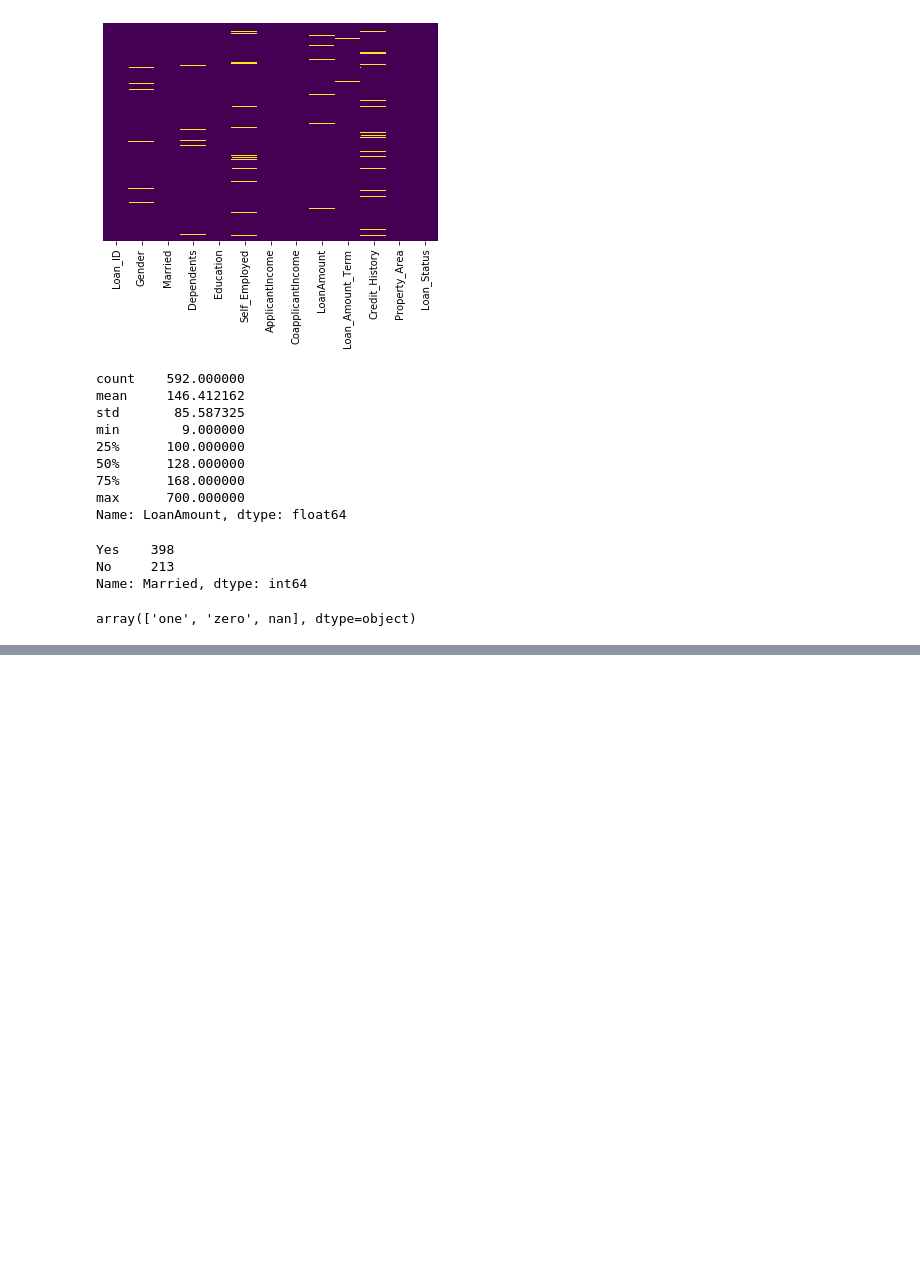
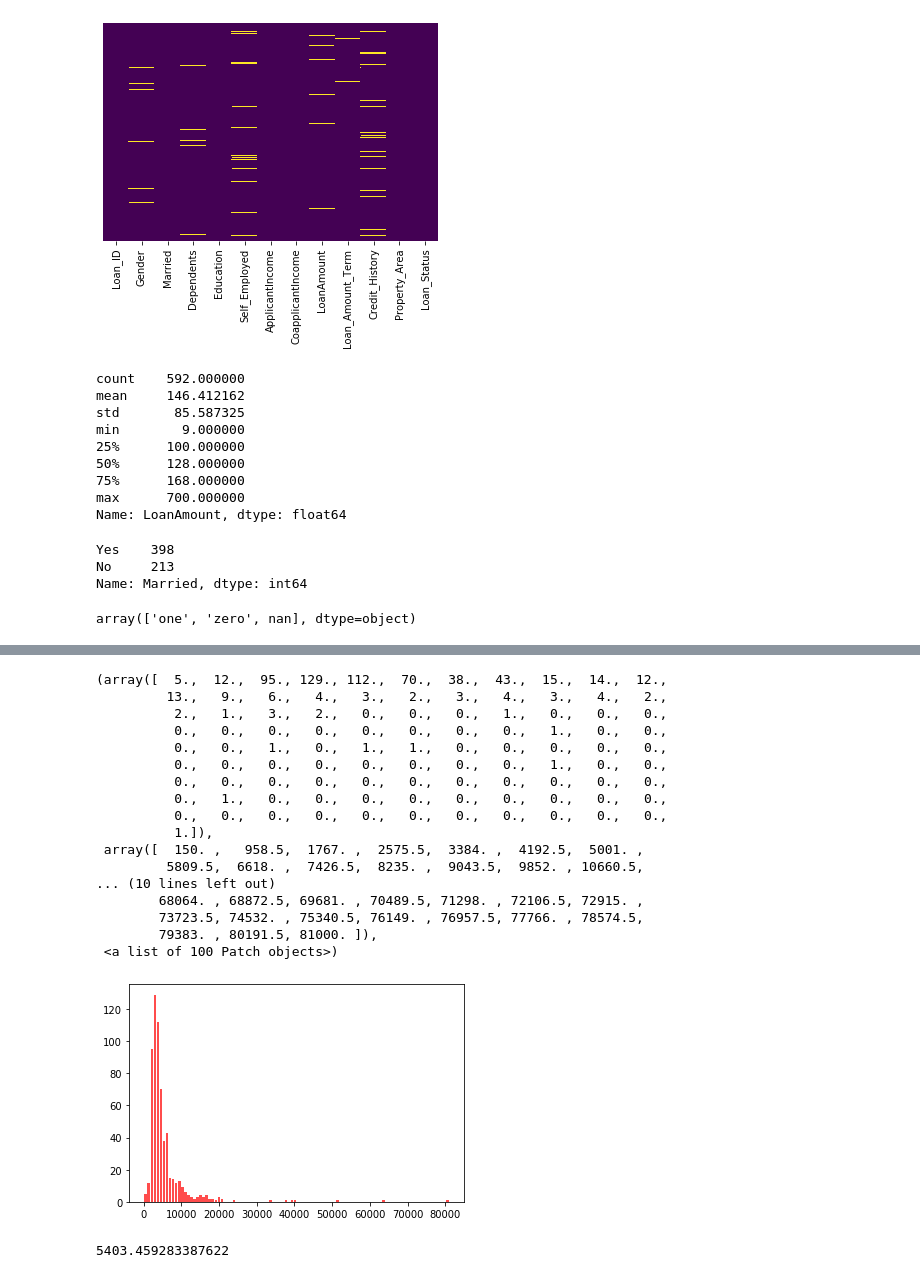
Before and after one commit to NabilBis/Loan-Prediction, a Jupyter notebook: Loan Prediction.ipynb, the cells around one changed output, grey strips where cells are left out. Cells and saved outputs as stored; diff of their text form; code cells hidden in the pictures; blank space fills up the shorter version.

```diff
--- a/Loan Prediction.ipynb
+++ b/Loan Prediction.ipynb
@@ -484,0 +517,25 @@ print("O")
+# %%
+plt.hist(x=data.ApplicantIncome, bins=100, color='red', alpha=0.7, rwidth=0.85)
+# %% [output]
+(array([  5.,  12.,  95., 129., 112.,  70.,  38.,  43.,  15.,  14.,  12.,
+         13.,   9.,   6.,   4.,   3.,   2.,   3.,   4.,   3.,   4.,   2.,
+          2.,   1.,   3.,   2.,   0.,   0.,   0.,   1.,   0.,   0.,   0.,
+          0.,   0.,   0.,   0.,   0.,   0.,   0.,   0.,   1.,   0.,   0.,
+          0.,   0.,   1.,   0.,   1.,   1.,   0.,   0.,   0.,   0.,   0.,
+          0.,   0.,   0.,   0.,   0.,   0.,   0.,   0.,   1.,   0.,   0.,
+          0.,   0.,   0.,   0.,   0.,   0.,   0.,   0.,   0.,   0.,   0.,
+          0.,   1.,   0.,   0.,   0.,   0.,   0.,   0.,   0.,   0.,   0.,
+          0.,   0.,   0.,   0.,   0.,   0.,   0.,   0.,   0.,   0.,   0.,
+          1.]),
+ array([  150. ,   958.5,  1767. ,  2575.5,  3384. ,  4192.5,  5001. ,
+         5809.5,  6618. ,  7426.5,  8235. ,  9043.5,  9852. , 10660.5,
+... (10 lines left out)
+        68064. , 68872.5, 69681. , 70489.5, 71298. , 72106.5, 72915. ,
+        73723.5, 74532. , 75340.5, 76149. , 76957.5, 77766. , 78574.5,
+        79383. , 80191.5, 81000. ]),
+ <a list of 100 Patch objects>)
+[figure, added]
+# %%
+data.ApplicantIncome.mean()
+# %% [output]
+5403.459283387622
```
Also changed, not shown: parts of 12 cells of this notebook.
